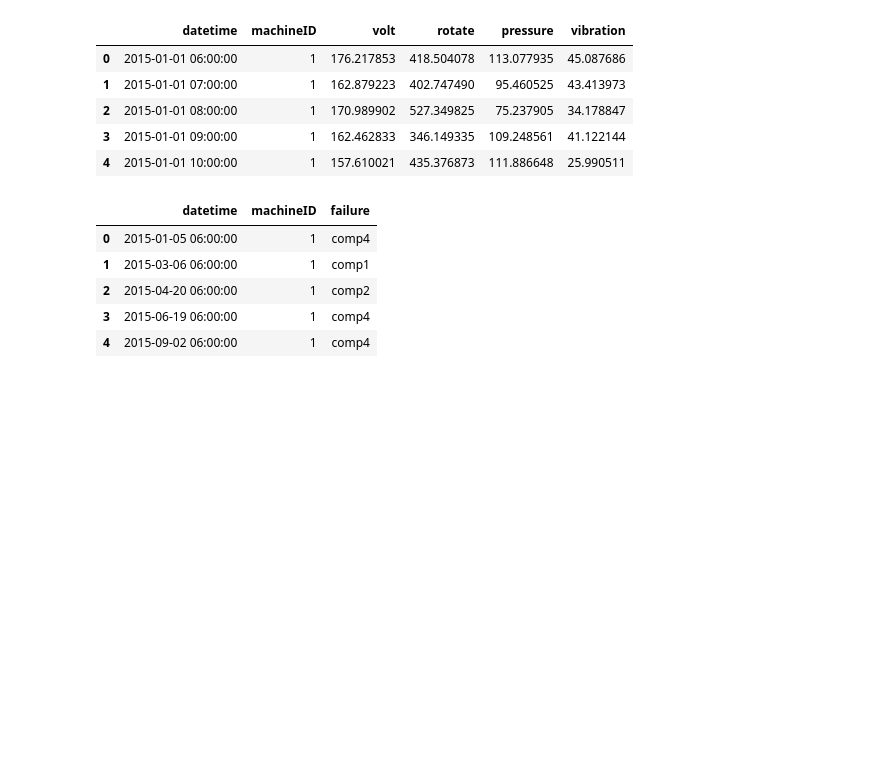
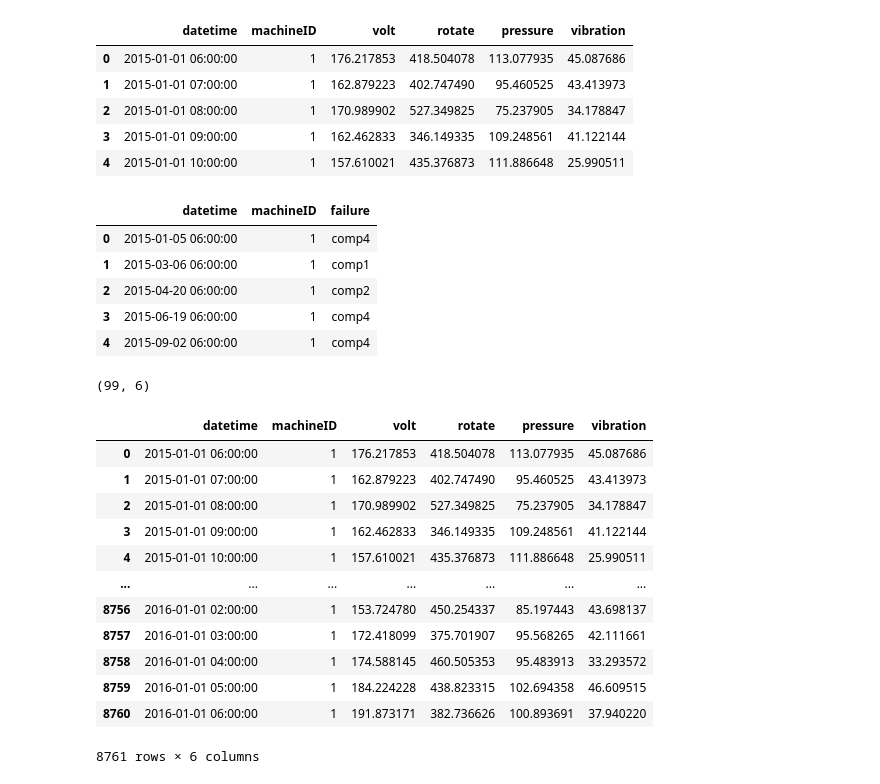
Before and after one commit to dibahk/FTL-on-Predictive-Maintenace, a Jupyter notebook: preprocesing_Azure.ipynb, the cells around one changed output. Saved outputs shown, nothing was run; the diff lists cells and outputs as text; code cells hidden in the pictures; blank space fills up the shorter version.

```diff
--- a/preprocesing_Azure.ipynb
+++ b/preprocesing_Azure.ipynb
@@ -84,3 +54,9 @@ failure[failure['machineID']==1].head()
 | 2 | 2015-04-20 06:00:00 | 1 | comp2 |
 | 3 | 2015-06-19 06:00:00 | 1 | comp4 |
 | 4 | 2015-09-02 06:00:00 | 1 | comp4 |
+# %%
+d = df[:99]
+m = d[:100]
+m.shape
+# %% [output]
+(99, 6)
@@ -86,0 +66,16 @@ failure[failure['machineID']==1].head()
+# %%
+df[df['machineID']==ID[0]]
+# %% [output]
+|  | datetime | machineID | volt | rotate | pressure | vibration |
+| 0 | 2015-01-01 06:00:00 | 1 | 176.217853 | 418.504078 | 113.077935 | 45.087686 |
+| 1 | 2015-01-01 07:00:00 | 1 | 162.879223 | 402.747490 | 95.460525 | 43.413973 |
+| 2 | 2015-01-01 08:00:00 | 1 | 170.989902 | 527.349825 | 75.237905 | 34.178847 |
+| 3 | 2015-01-01 09:00:00 | 1 | 162.462833 | 346.149335 | 109.248561 | 41.122144 |
+| 4 | 2015-01-01 10:00:00 | 1 | 157.610021 | 435.376873 | 111.886648 | 25.990511 |
+| ... | ... | ... | ... | ... | ... | ... |
+| 8756 | 2016-01-01 02:00:00 | 1 | 153.724780 | 450.254337 | 85.197443 | 43.698137 |
+| 8757 | 2016-01-01 03:00:00 | 1 | 172.418099 | 375.701907 | 95.568265 | 42.111661 |
+| 8758 | 2016-01-01 04:00:00 | 1 | 174.588145 | 460.505353 | 95.483913 | 33.293572 |
+| 8759 | 2016-01-01 05:00:00 | 1 | 184.224228 | 438.823315 | 102.694358 | 46.609515 |
+| 8760 | 2016-01-01 06:00:00 | 1 | 191.873171 | 382.736626 | 100.893691 | 37.940220 |
+8761 rows × 6 columns
```
Also changed, not shown: parts of 5 cells of this notebook.
